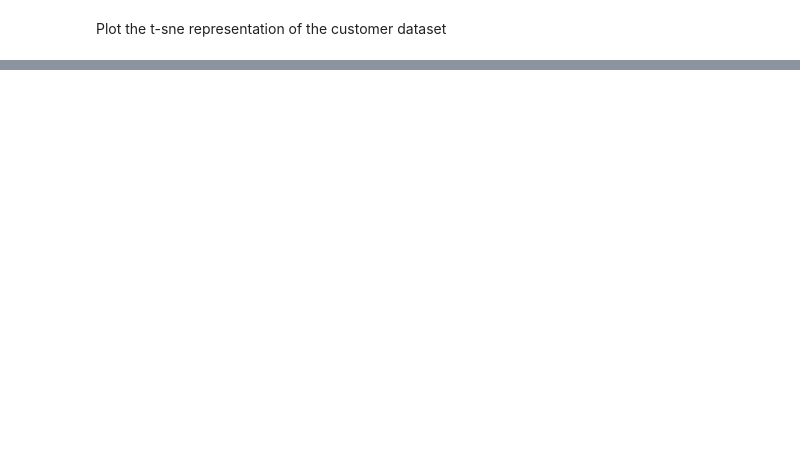
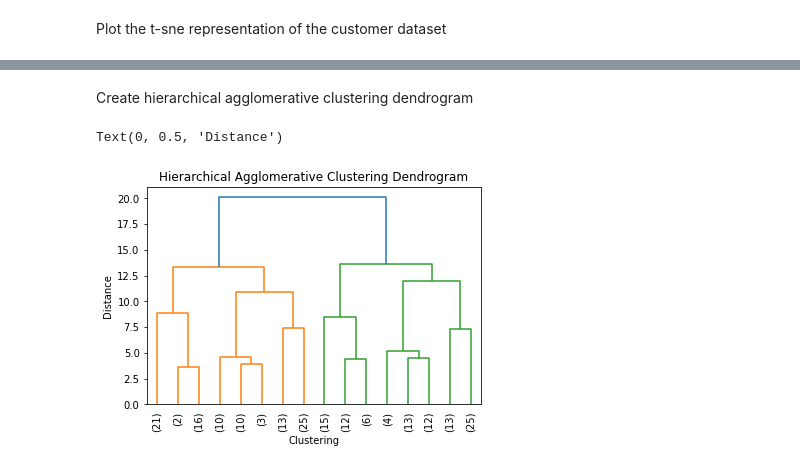
Before and after one commit to blantj/customer_clustering, a Jupyter notebook: modeling.ipynb, the cells around one changed output, grey strips where cells are left out. Drawn from its saved outputs; the diff is of its cells as text; code cells hidden in the pictures; blank space fills up the shorter version.

```diff
--- a/modeling.ipynb
+++ b/modeling.ipynb
@@ -142,0 +199,11 @@ Text(0.5, 1.0, 'Customer Clustering t-SNE plot')
+# %% [markdown]
+Create hierarchical agglomerative clustering dendrogram
+# %%
+link = linkage(df, 'ward')
+dendrogram(link, truncate_mode='lastp', p=16, leaf_rotation=90, leaf_font_size=10)
+plt.title('Hierarchical Agglomerative Clustering Dendrogram')
+plt.xlabel('Clustering')
+plt.ylabel('Distance')
+# %% [output]
+Text(0, 0.5, 'Distance')
+[figure, added]
```
Also changed, not shown: parts of 10 cells of this notebook.
